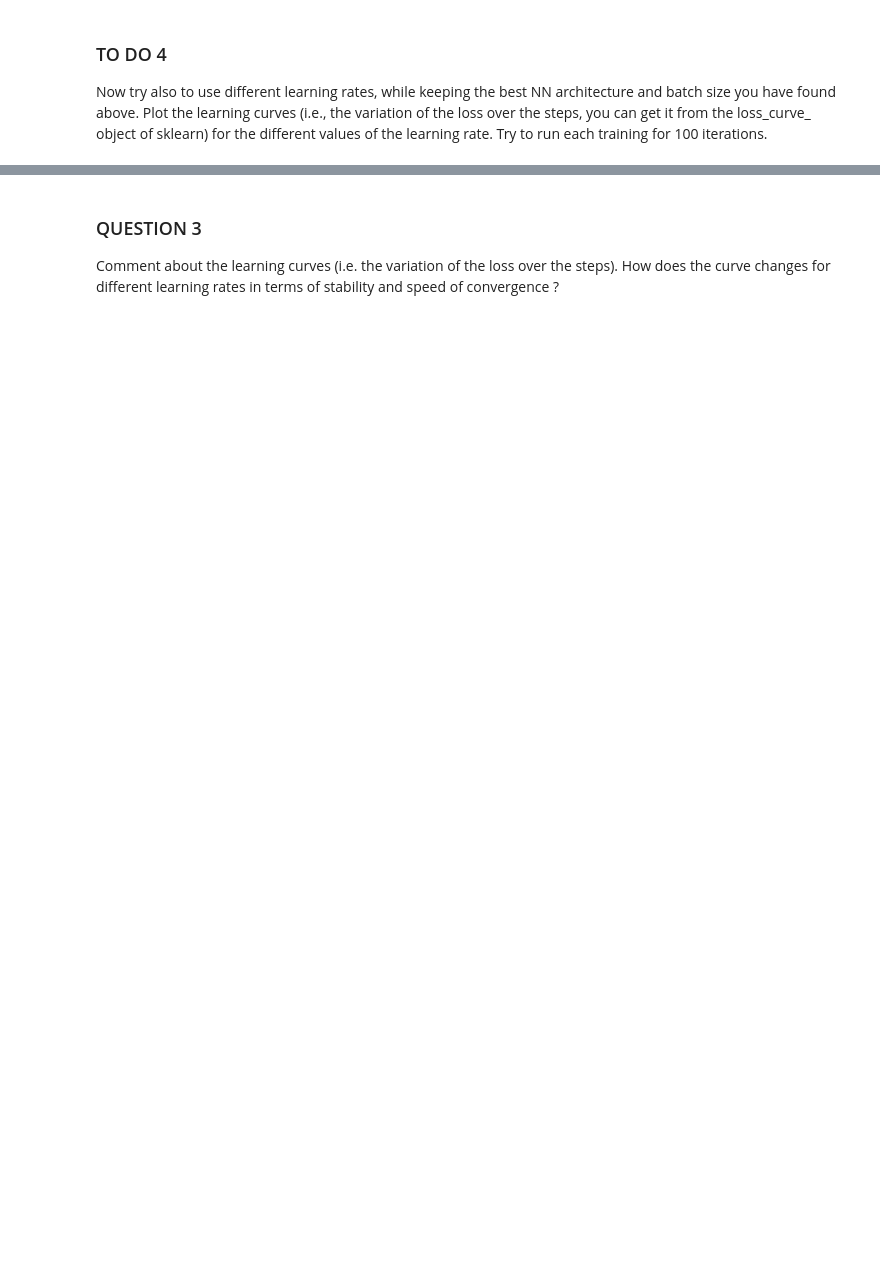
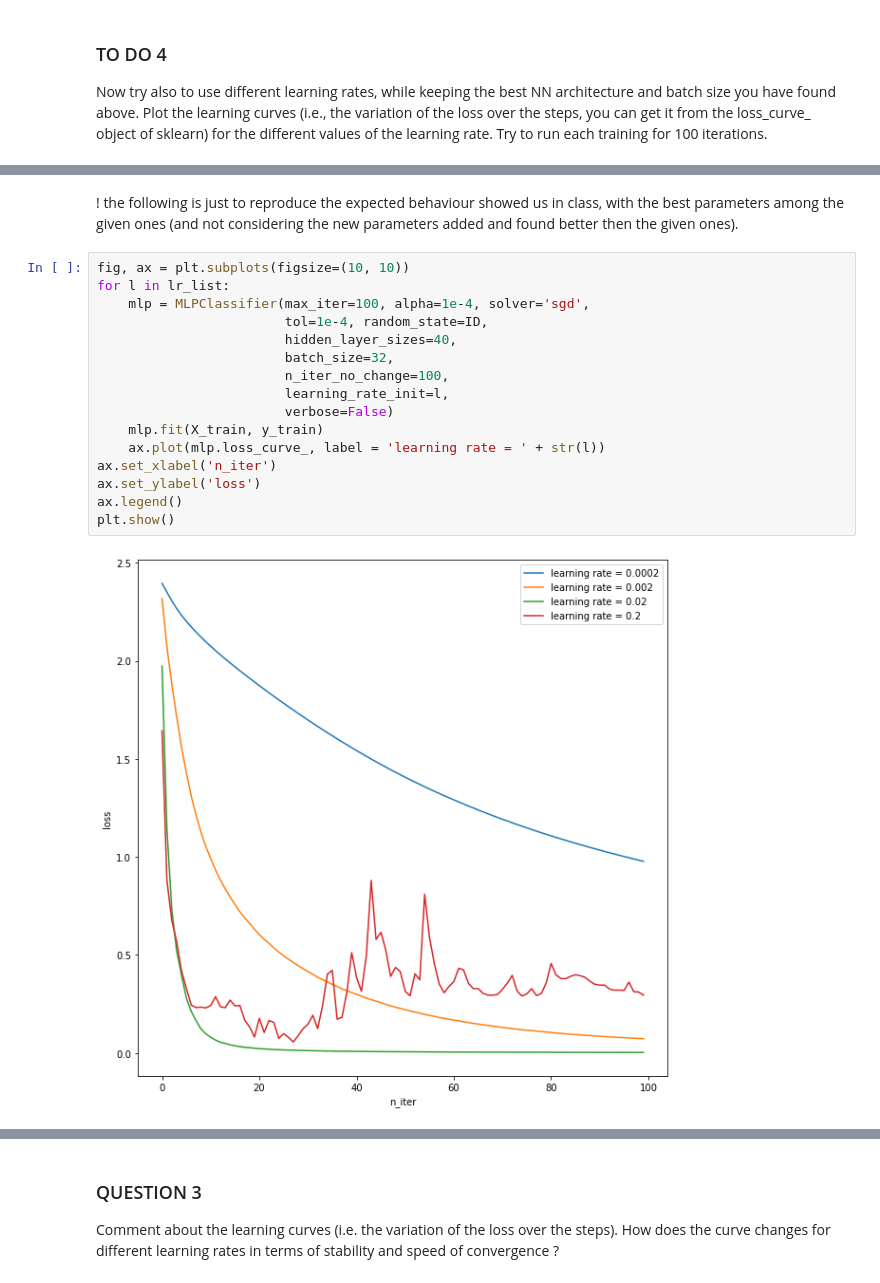
Before and after one commit to aidinattar/MachineLearning_Projects, a Jupyter notebook: Neural_Networks/Attar_Aidin_LAB3_Characters_Classification_with_Neural_Networks.ipynb, the cells around one changed output, grey strips where cells are left out. Cells and saved outputs as stored; diff of their text form; blank space fills up the shorter version.

```diff
--- a/Neural_Networks/Attar_Aidin_LAB3_Characters_Classification_with_Neural_Networks.ipynb
+++ b/Neural_Networks/Attar_Aidin_LAB3_Characters_Classification_with_Neural_Networks.ipynb
@@ -531,3 +520,23 @@ Iteration 86, loss = 0.00081756
 Iteration 87, loss = 0.00081034
 Training loss did not improve more than tol=0.000100 for 50 consecutive epochs. Stopping.
 [figure]
+# %% [markdown]
+! the following is just to reproduce the expected behaviour showed us in class, with the best parameters among the given ones (and not considering the new parameters added and found better then the given ones).
+# %%
+fig, ax = plt.subplots(figsize=(10, 10))
+for l in lr_list:
+    mlp = MLPClassifier(max_iter=100, alpha=1e-4, solver='sgd',
+                        tol=1e-4, random_state=ID,
+                        hidden_layer_sizes=40,
+                        batch_size=32,
+                        n_iter_no_change=100,
+                        learning_rate_init=l,
+                        verbose=False)
+    mlp.fit(X_train, y_train)
+    ax.plot(mlp.loss_curve_, label = 'learning rate = ' + str(l))
+ax.set_xlabel('n_iter')
+ax.set_ylabel('loss')
+ax.legend()
+plt.show()
+# %% [output]
+[figure, added]
```
Also changed, not shown: parts of 20 cells of this notebook.
